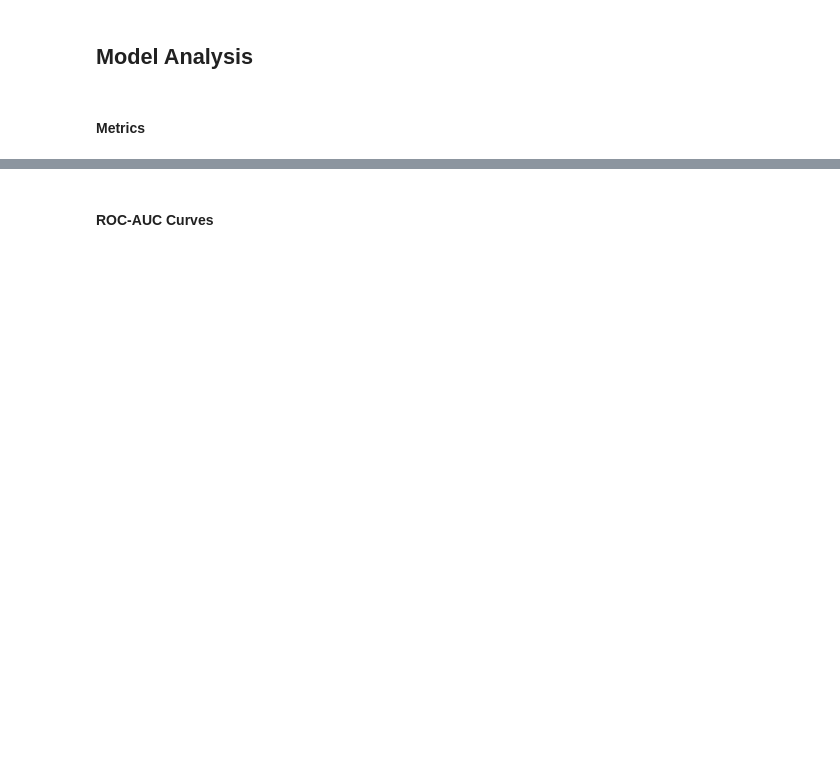
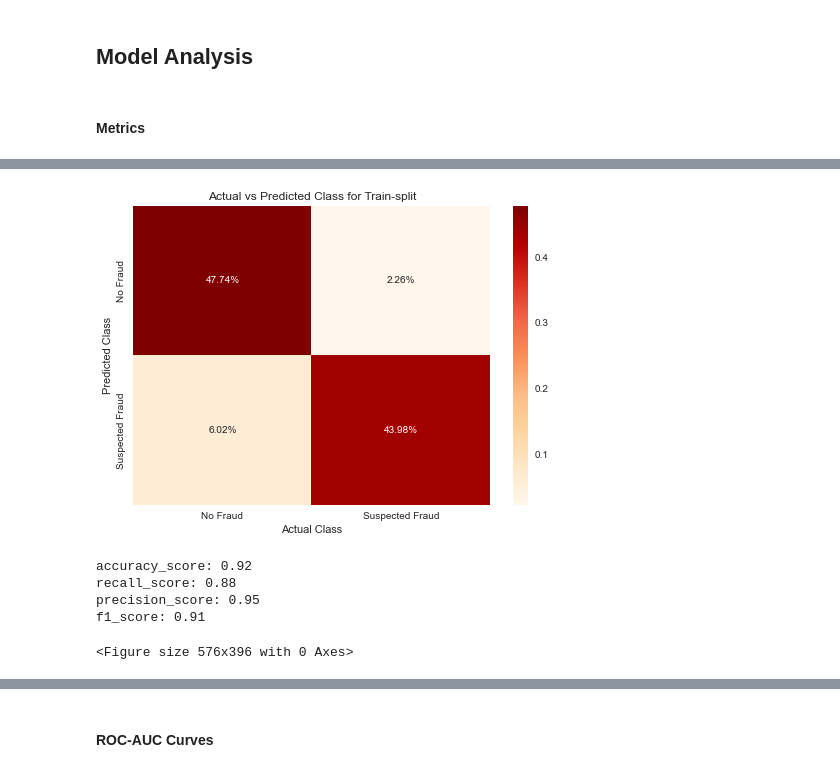
Before and after one commit to jwelch1123/healthcare_fraud_detection, a Jupyter notebook: healthcare_fraud.ipynb, the cells around one changed output, grey strips where cells are left out. Saved outputs shown, nothing was run; the diff lists cells and outputs as text; code cells hidden in the pictures; blank space fills up the shorter version.

```diff
--- a/healthcare_fraud.ipynb
+++ b/healthcare_fraud.ipynb
@@ -2132,0 +2128,36 @@ plt.ylim(0,1)
+# %%
+y_pred_XB_train, y_pred_XB_test = map(lambda x: tuned_XB.predict(X=x), [tree_train_smtmk, tree_test])
+y_pred_CB_train, y_pred_CB_test = map(lambda x: tuned_CB.predict(data=x), [tree_train_smtmk, tree_test])
+
+def simple_heatmap(y_actual, y_pred, norm = None):
+    norm = norm if np.isnan(norm) else 'all'
+    matrix = confusion_matrix(y_actual, y_pred, normalize = norm)
+
+    plot = sns.heatmap(data = matrix,
+                       annot=True,
+                       fmt='.2%',
+                       cmap='OrRd')
+    return plot
+# %%
+CB_train_cm = simple_heatmap(target_train_smtmk, y_pred_CB_train, norm = True)
+
+
+CB_train_cm.set_xlabel("Actual Class")
+CB_train_cm.set_ylabel("Predicted Class")
+CB_train_cm.set_title("Actual vs Predicted Class for Train-split")
+ticks = ['No Fraud','Suspected Fraud']
+CB_train_cm.set_yticklabels(ticks)
+CB_train_cm.set_xticklabels(ticks)
+plt.show()
+plt.savefig("./graphics/CB_confusionmatrix_train.png")
+
+pred_info = metric_wrapper(target_train_smtmk, y_pred_CB_train)
+for item in pred_info.items():
+    print("{}: {:.2f}".format(item[0],item[1]))
+# %% [output]
+[figure, added]
+accuracy_score: 0.92
+recall_score: 0.88
+precision_score: 0.95
+f1_score: 0.91
+<Figure size 576x396 with 0 Axes>
```
Also changed, not shown: parts of 32 cells of this notebook, 3 other files.
